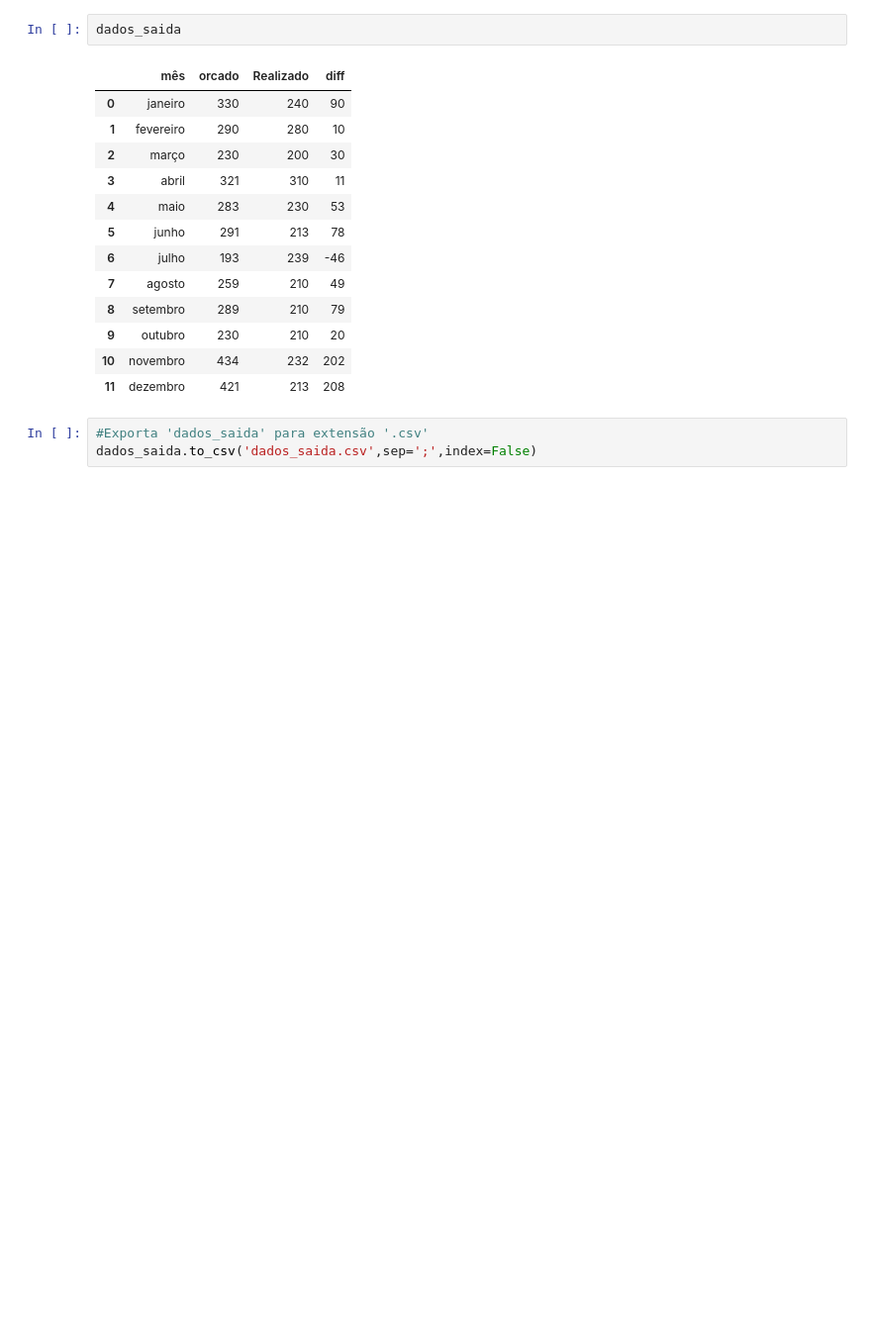
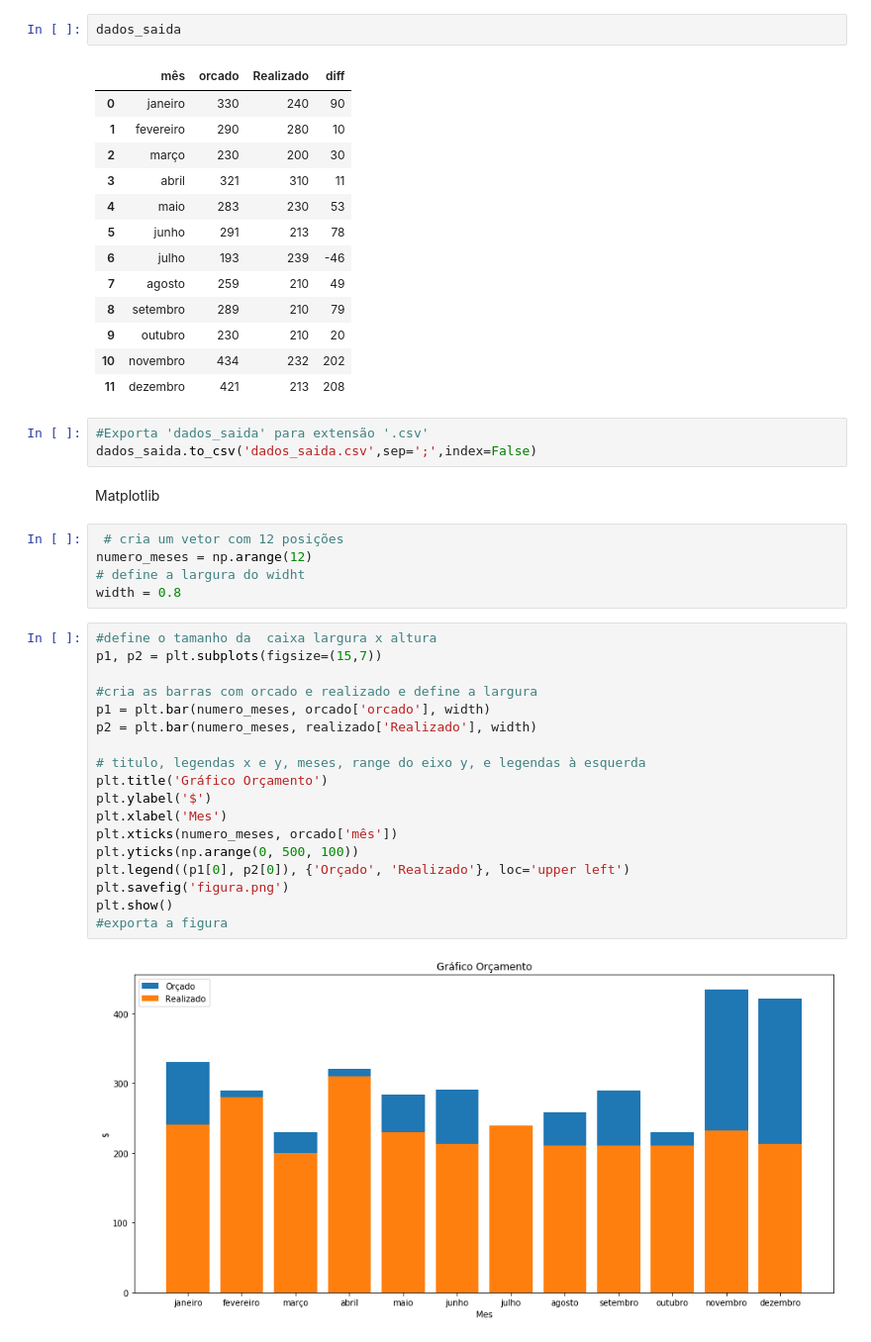
Before and after one commit to heldersantosc/XPLab, a Jupyter notebook: Algoritmo dados_saida.ipynb, the cells around one changed output. Shown at 99% size. Drawn from its saved outputs; the diff is of its cells as text; blank space fills up the shorter version.

Commit message:
Inserido a lógica para o gráfico com matplotlib

```diff
--- a/Algoritmo dados_saida.ipynb
+++ b/Algoritmo dados_saida.ipynb
@@ -144,3 +145,30 @@ dados_saida
 # %%
 #Exporta 'dados_saida' para extensão '.csv'
 dados_saida.to_csv('dados_saida.csv',sep=';',index=False)
+# %% [markdown]
+ Matplotlib
+# %%
+ # cria um vetor com 12 posições
+numero_meses = np.arange(12)
+# define a largura do widht
+width = 0.8
+# %%
+#define o tamanho da  caixa largura x altura
+p1, p2 = plt.subplots(figsize=(15,7))
+
+#cria as barras com orcado e realizado e define a largura
+p1 = plt.bar(numero_meses, orcado['orcado'], width)
+p2 = plt.bar(numero_meses, realizado['Realizado'], width)
+
+# titulo, legendas x e y, meses, range do eixo y, e legendas à esquerda
+plt.title('Gráfico Orçamento')
+plt.ylabel('$')
+plt.xlabel('Mes')
+plt.xticks(numero_meses, orcado['mês'])
+plt.yticks(np.arange(0, 500, 100))
+plt.legend((p1[0], p2[0]), {'Orçado', 'Realizado'}, loc='upper left')
+plt.savefig('figura.png')
+plt.show()
+#exporta a figura
+# %% [output]
+[figure, added]
```
Also changed, not shown: parts of 1 cell of this notebook.
